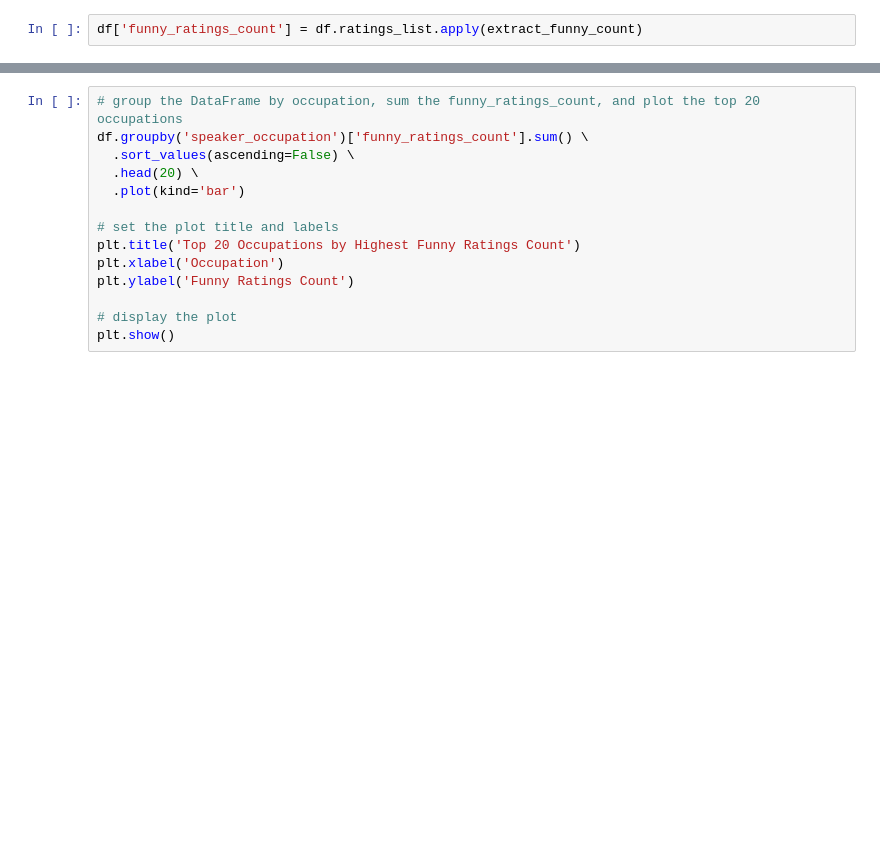
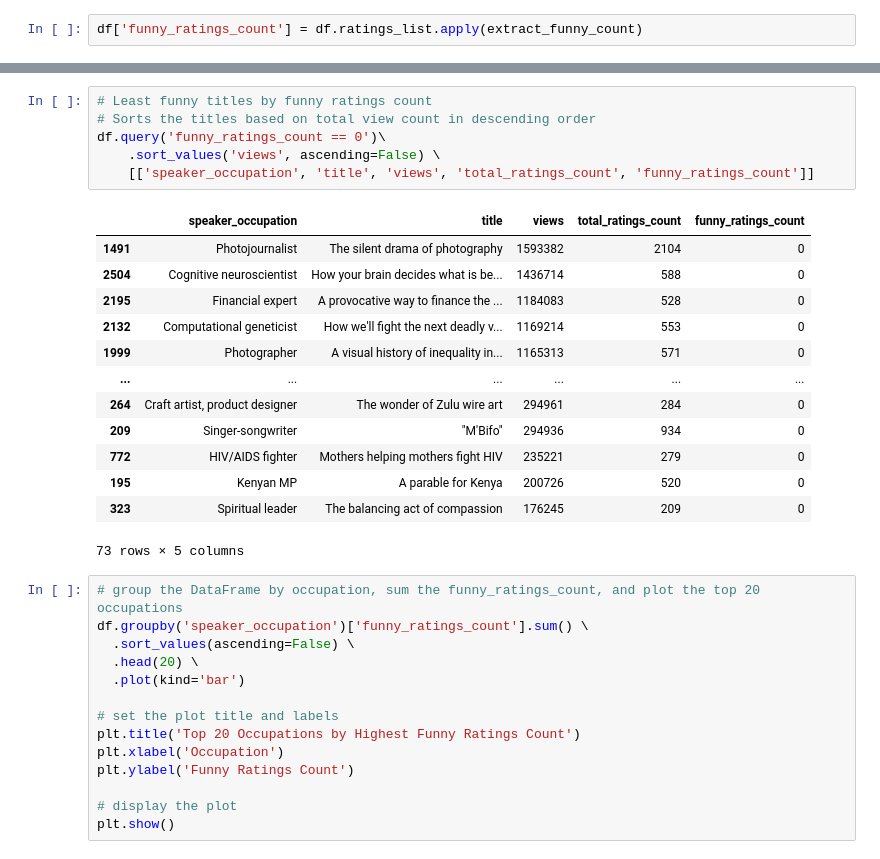
Before and after one commit to benkaan001/pandas_and_beyond, a Jupyter notebook: analyze_data/05_ted_talks.ipynb, the cells around one changed output, grey strips where cells are left out. Saved outputs shown, nothing was run; the diff lists cells and outputs as text; blank space fills up the shorter version.

```diff
--- a/analyze_data/05_ted_talks.ipynb
+++ b/analyze_data/05_ted_talks.ipynb
@@ -1112,3 +1181,23 @@ df['funny_ratings_count'] = df.ratings_list.apply(extract_funny_count)
+# %%
+# Least funny titles by funny ratings count
+# Sorts the titles based on total view count in descending order
+df.query('funny_ratings_count == 0')\
+    .sort_values('views', ascending=False) \
+    [['speaker_occupation', 'title', 'views', 'total_ratings_count', 'funny_ratings_count']]
+# %% [output]
+|  | speaker_occupation | title | views | total_ratings_count | funny_ratings_count |
+| 1491 | Photojournalist | The silent drama of photography | 1593382 | 2104 | 0 |
+| 2504 | Cognitive neuroscientist | How your brain decides what is be... | 1436714 | 588 | 0 |
+| 2195 | Financial expert | A provocative way to finance the ... | 1184083 | 528 | 0 |
+| 2132 | Computational geneticist | How we'll fight the next deadly v... | 1169214 | 553 | 0 |
+| 1999 | Photographer | A visual history of inequality in... | 1165313 | 571 | 0 |
+| ... | ... | ... | ... | ... | ... |
+| 264 | Craft artist, product designer | The wonder of Zulu wire art | 294961 | 284 | 0 |
+| 209 | Singer-songwriter | "M'Bifo" | 294936 | 934 | 0 |
+| 772 | HIV/AIDS fighter | Mothers helping mothers fight HIV | 235221 | 279 | 0 |
+| 195 | Kenyan MP | A parable for Kenya | 200726 | 520 | 0 |
+| 323 | Spiritual leader | The balancing act of compassion | 176245 | 209 | 0 |
+73 rows × 5 columns
 # %%
 # group the DataFrame by occupation, sum the funny_ratings_count, and plot the top 20 occupations
 df.groupby('speaker_occupation')['funny_ratings_count'].sum() \
```
Also changed, not shown: parts of 7 cells of this notebook.
